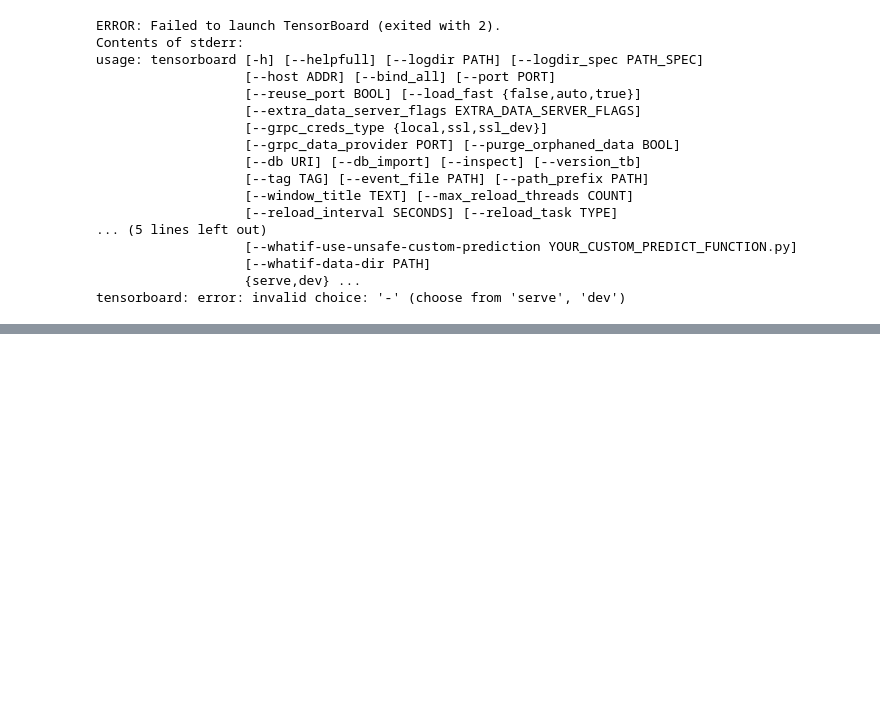
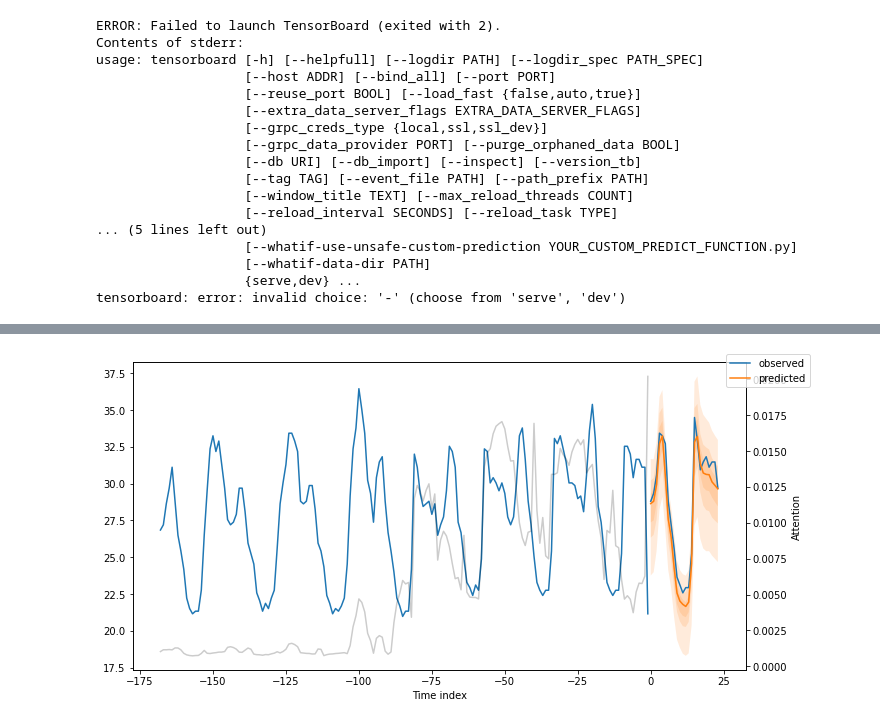
Before and after one commit to MuralidharB/tft-stocks, a Jupyter notebook: tft_example.ipynb, the cells around one changed output, grey strips where cells are left out. Saved outputs shown, nothing was run; the diff lists cells and outputs as text; code cells hidden in the pictures; blank space fills up the shorter version.

```diff
--- a/tft_example.ipynb
+++ b/tft_example.ipynb
@@ -374,12 +383,14 @@ for idx in range(5):  # plot all 5 consumers
 # %%
 fig, ax = plt.subplots(figsize=(10, 5))
 
 raw_prediction, x = best_tft.predict(
-    training.filter(lambda x: (x.consumer_id == "MT_004") & (x.time_idx_first_prediction == 26512)),
+    training.filter(lambda x: (x.consumer_id == "MT_002") & (x.time_idx_first_prediction == 26512)),
     mode="raw",
     return_x=True,
 )
 best_tft.plot_prediction(x, raw_prediction, idx=0, ax=ax);
+# %% [output]
+[figure, added]
 # %%
 #encoder data is the last lookback window: we get the last 1 week (168 datapoints) for all 5 consumers = 840 total datapoints
 
```
Also changed, not shown: parts of 6 cells of this notebook.
